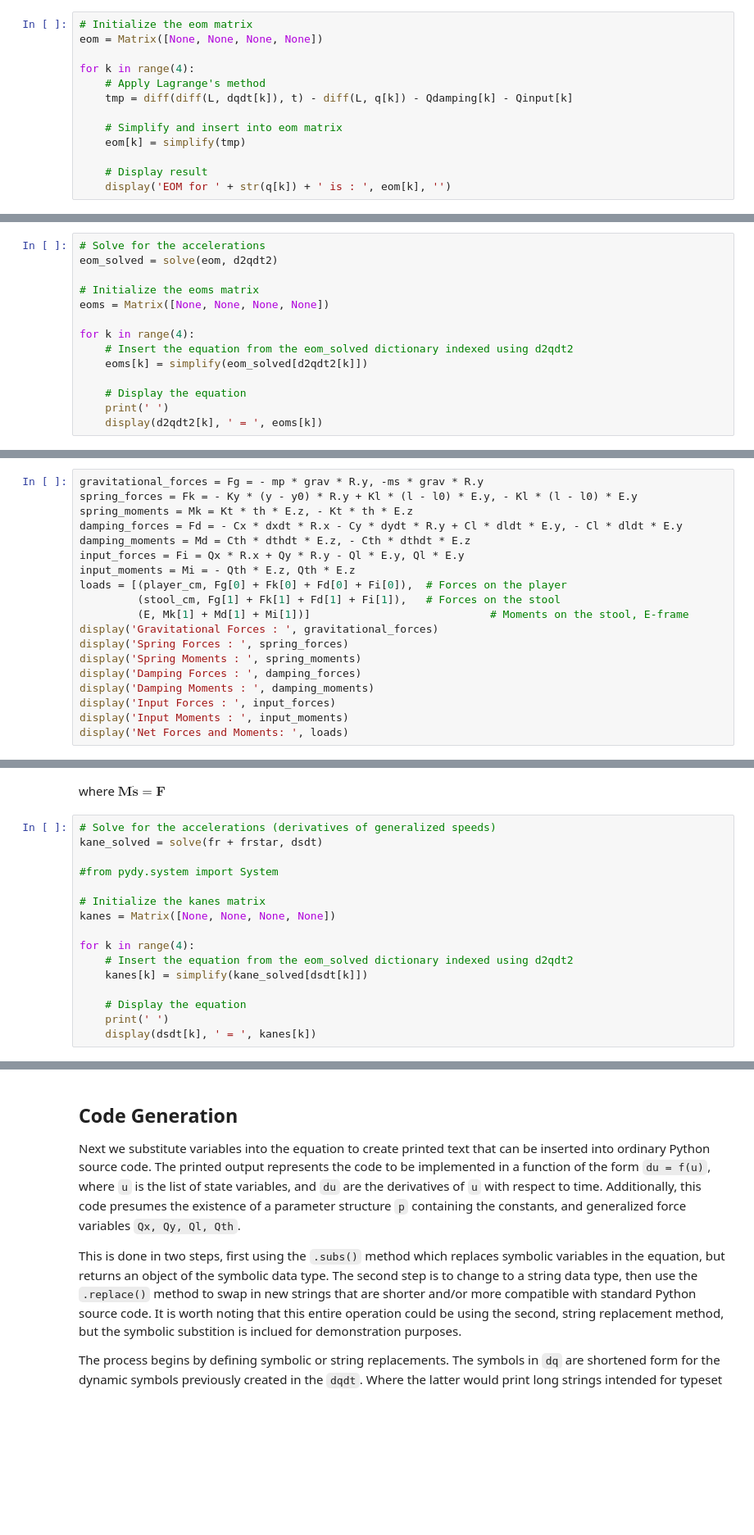
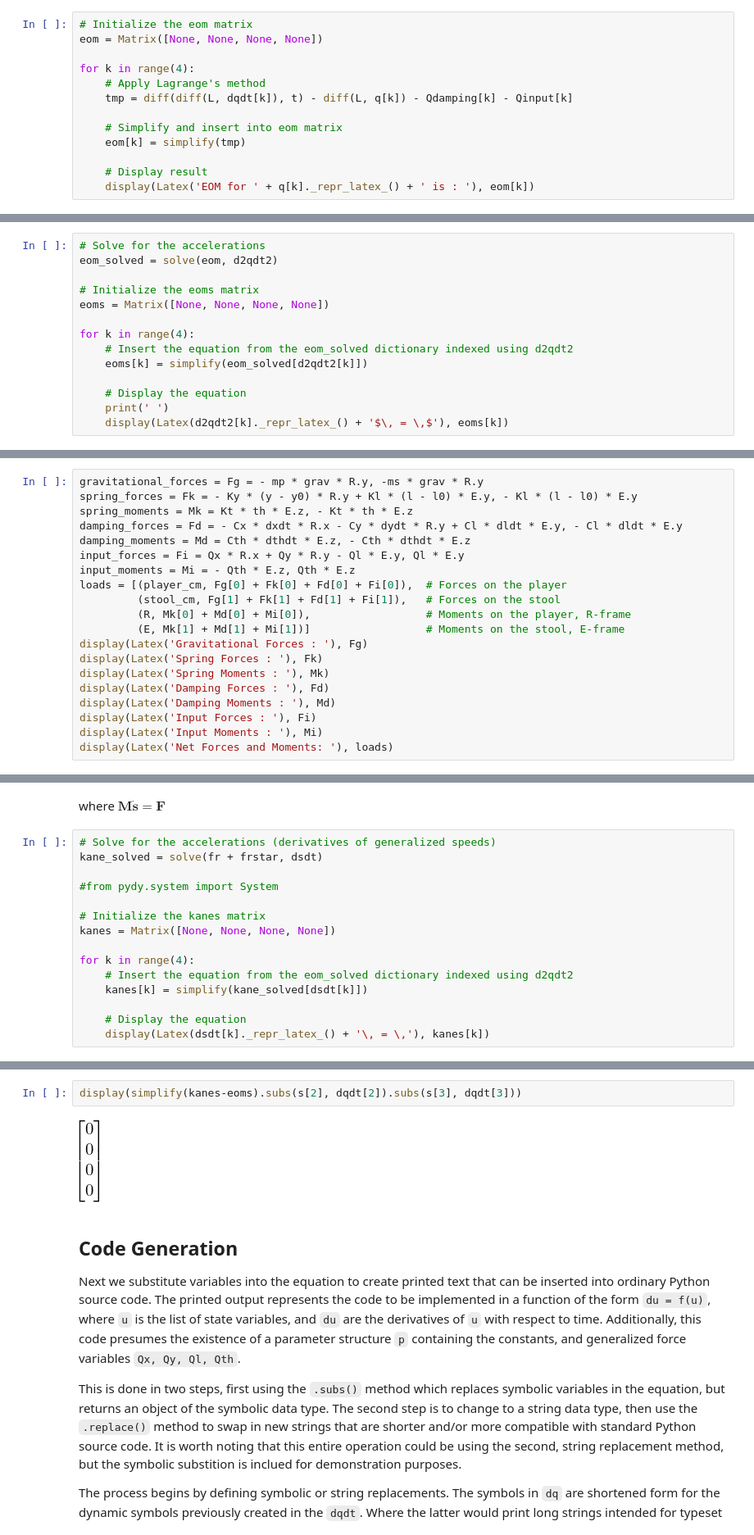
Before and after one commit to radcli14/drubble, a Jupyter notebook: extra_data/eom.ipynb, the cells around one changed output, grey strips where cells are left out. Shown at 82% size. Drawn from its saved outputs; the diff is of its cells as text; blank space fills up the shorter version.

```diff
--- a/extra_data/eom.ipynb
+++ b/extra_data/eom.ipynb
@@ -180,5 +165,5 @@ for k in range(4):
     eom[k] = simplify(tmp)
 
     # Display result
-    display('EOM for ' + str(q[k]) + ' is : ', eom[k], '')
+    display(Latex('EOM for ' + q[k]._repr_latex_() + ' is : '), eom[k])
 # %% [output]
@@ -209,5 +191,5 @@ for k in range(4):
 
     # Display the equation
     print(' ')
-    display(d2qdt2[k], ' = ', eoms[k])
+    display(Latex(d2qdt2[k]._repr_latex_() + '$\, = \,$'), eoms[k])
 # %% [output]
@@ -261,13 +240,14 @@ input_forces = Fi = Qx * R.x + Qy * R.y - Ql * E.y, Ql * E.y
 input_moments = Mi = - Qth * E.z, Qth * E.z
 loads = [(player_cm, Fg[0] + Fk[0] + Fd[0] + Fi[0]),  # Forces on the player
          (stool_cm, Fg[1] + Fk[1] + Fd[1] + Fi[1]),   # Forces on the stool
-         (E, Mk[1] + Md[1] + Mi[1])]                            # Moments on the stool, E-frame
-display('Gravitational Forces : ', gravitational_forces)
-display('Spring Forces : ', spring_forces)
-display('Spring Moments : ', spring_moments)
-display('Damping Forces : ', damping_forces)
-display('Damping Moments : ', damping_moments)
-display('Input Forces : ', input_forces)
-display('Input Moments : ', input_moments)
-display('Net Forces and Moments: ', loads)
+         (R, Mk[0] + Md[0] + Mi[0]),                  # Moments on the player, R-frame
+         (E, Mk[1] + Md[1] + Mi[1])]                  # Moments on the stool, E-frame
+display(Latex('Gravitational Forces : '), Fg)
+display(Latex('Spring Forces : '), Fk)
+display(Latex('Spring Moments : '), Mk)
+display(Latex('Damping Forces : '), Fd)
+display(Latex('Damping Moments : '), Md)
+display(Latex('Input Forces : '), Fi)
+display(Latex('Input Moments : '), Mi)
+display(Latex('Net Forces and Moments: '), loads)
 # %% [output]
@@ -318,6 +298,5 @@ for k in range(4):
     kanes[k] = simplify(kane_solved[dsdt[k]])
 
     # Display the equation
-    print(' ')
-    display(dsdt[k], ' = ', kanes[k])
+    display(Latex(dsdt[k]._repr_latex_() + '\, = \,'), kanes[k])
 # %% [output]
@@ -340,3 +311,7 @@ $\displaystyle \left[\begin{matrix}0\\0\\\left(ω^{2} - \dot{θ}^{2}\right) l\\\
+# %%
+display(simplify(kanes-eoms).subs(s[2], dqdt[2]).subs(s[3], dqdt[3]))
+# %% [output]
+[figure, added]
 # %% [markdown]
 ## Code Generation
 Next we substitute variables into the equation to create printed text that can be inserted into ordinary Python source code. The printed output represents the code to be implemented in a function of the form `du = f(u)`, where `u` is the list of state variables, and `du` are the derivatives of `u` with respect to time. Additionally, this code presumes the existence of a parameter structure `p` containing the constants, and generalized force variables `Qx, Qy, Ql, Qth`.
```
Also changed, not shown: parts of 23 cells of this notebook, 2 other files.
